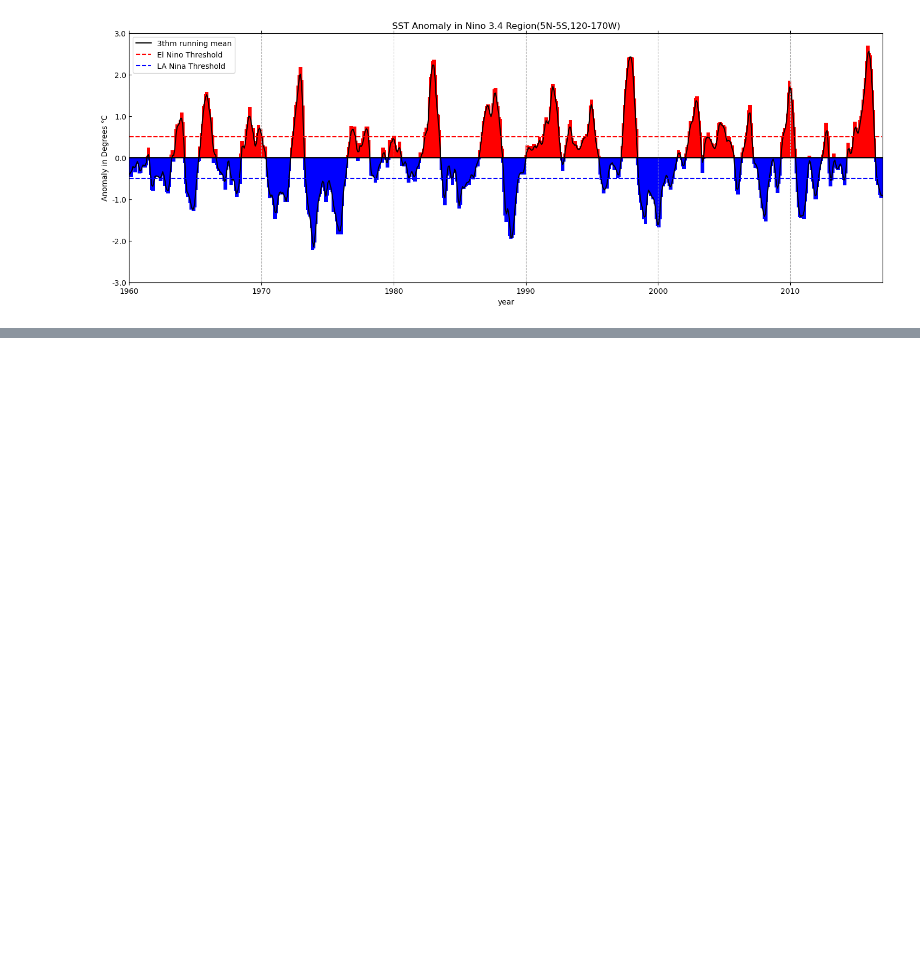
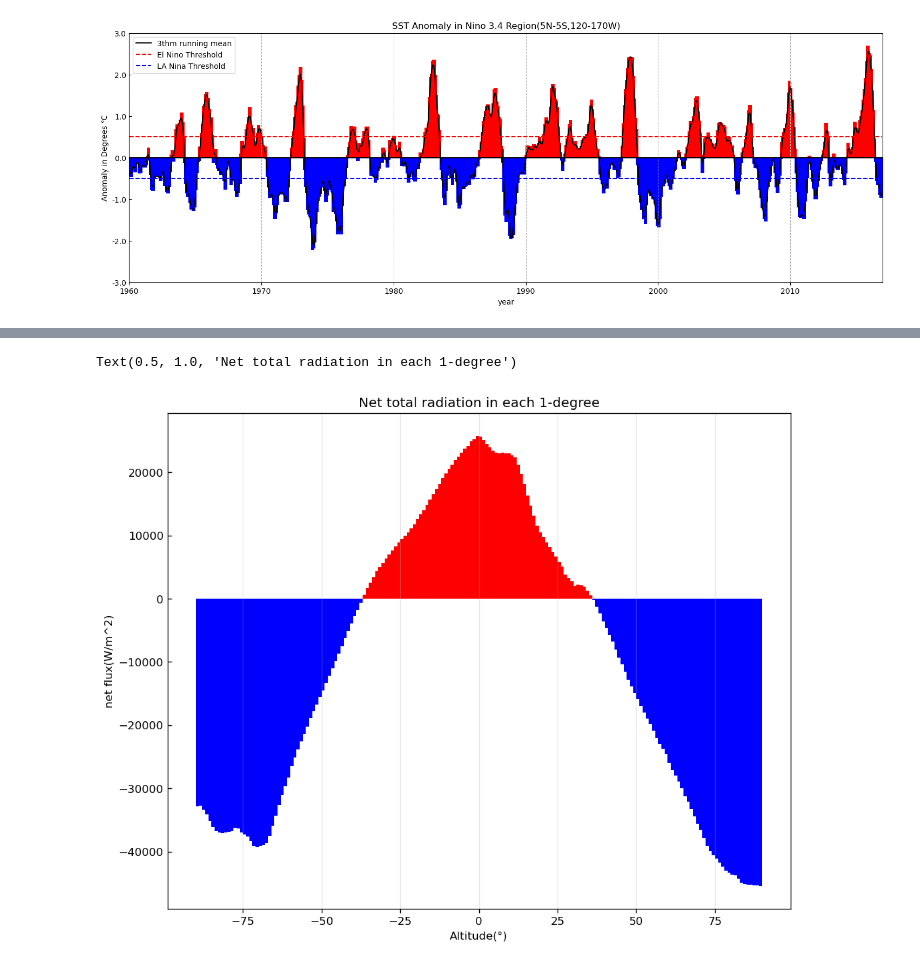
Before and after one commit to rico12312/ESE5023_Assignments_12332293, a Jupyter notebook: PS/PS3/PS3.ipynb, the cells around one changed output, grey strips where cells are left out. Drawn from its saved outputs; the diff is of its cells as text; code cells hidden in the pictures; blank space fills up the shorter version.

```diff
--- a/PS/PS3/PS3.ipynb
+++ b/PS/PS3/PS3.ipynb
@@ -196,0 +339,7 @@ plt.legend()
+# %%
+# 2.3
+# Calculate and plot the total amount of net radiation in each 1-degree latitude band.
+mean_lat=mean_time.sum(dim='lon')
+
+#check the result
+mean_lat
@@ -196,0 +365,23 @@ plt.legend()
+# %%
+
+# plot the bar
+plt.figure(figsize=(10,8),dpi=120)
+
+# set color
+color = np.where(mean_lat['toa_net_all_mon']>0, 'red','blue')
+
+# plot
+plt.bar(mean_lat['lat'],mean_lat['toa_net_all_mon'],color=color,width=1)
+
+# set grid
+plt.grid(alpha=0.3,axis='x')
+
+# set label
+plt.xlabel('Altitude(°)')
+plt.ylabel('net flux(W/m^2)')
+plt.tick_params(axis='y',direction='in')
+# set tltle
+plt.title('Net total radiation in each 1-degree')
+# %% [output]
+Text(0.5, 1.0, 'Net total radiation in each 1-degree')
+[figure, added]
```
Also changed, not shown: parts of 18 cells of this notebook.
